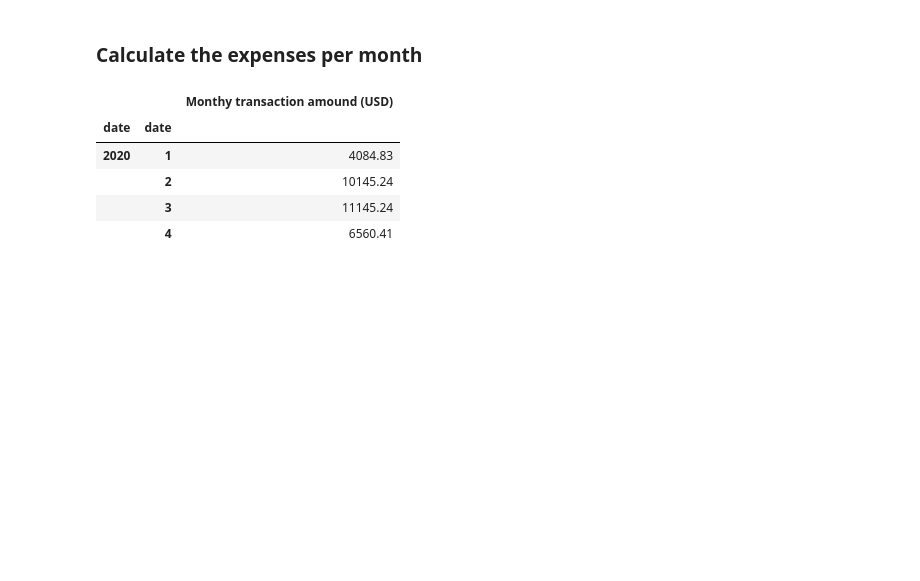
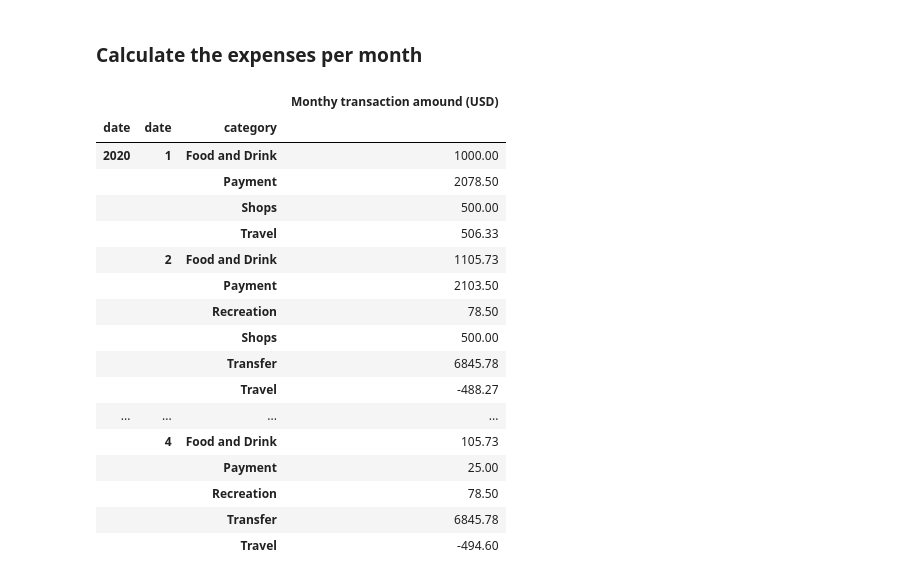
Before and after one commit to dbrims/API_homework, a Jupyter notebook: account_summary.ipynb, the cells around one changed output. Cells and saved outputs as stored; diff of their text form; code cells hidden in the pictures; blank space fills up the shorter version.

```diff
--- a/account_summary.ipynb
+++ b/account_summary.ipynb
@@ -292,19 +292,34 @@ fig_trans_bar=transaction_category.plot(kind="bar",figsize=(15,10), title="Expen
 ### Calculate the expenses per month
 # %%
 transactions_months=transactions.groupby([transactions.index.year, transactions.index.month]).sum()
+trans_cat_month=transactions.groupby([transactions.index.year, transactions.index.month, 'category']).sum()
 transactions_months.round({'amount (USD)':2})
 transactions_months.columns=['Monthy transaction amound (USD)']
-transactions_months
+trans_cat_month.round({'amount (USD)':2})
+trans_cat_month.columns=['Monthy transaction amound (USD)']
+trans_cat_month
 # fig, ax = plt.subplots(1,1)
 # ax.xaxis.set_visible(False)
 # ax.yaxis.set_visible(False)
 # ax.set_frame_on(False)
-# table(ax, transactions_months,loc='center')
-# fig.savefig('./output/transactions_months.png')
+# table(ax, trans_cat_month,loc='center')
+# fig.savefig('./output/trans_cat_month.png')
 # %% [output]
-|  |  | Monthy transaction amound (USD) |
-| date | date |  |
-| 2020 | 1 | 4084.83 |
-|  | 2 | 10145.24 |
-|  | 3 | 11145.24 |
-|  | 4 | 6560.41 |
+|  |  |  | Monthy transaction amound (USD) |
+| date | date | category |  |
+| 2020 | 1 | Food and Drink | 1000.00 |
+|  |  | Payment | 2078.50 |
+|  |  | Shops | 500.00 |
+|  |  | Travel | 506.33 |
+|  | 2 | Food and Drink | 1105.73 |
+|  |  | Payment | 2103.50 |
+|  |  | Recreation | 78.50 |
+|  |  | Shops | 500.00 |
+|  |  | Transfer | 6845.78 |
+|  |  | Travel | -488.27 |
+| ... | ... | ... | ... |
+|  | 4 | Food and Drink | 105.73 |
+|  |  | Payment | 25.00 |
+|  |  | Recreation | 78.50 |
+|  |  | Transfer | 6845.78 |
+|  |  | Travel | -494.60 |
```
Also changed, not shown: parts of 7 cells of this notebook, 9 other files.
